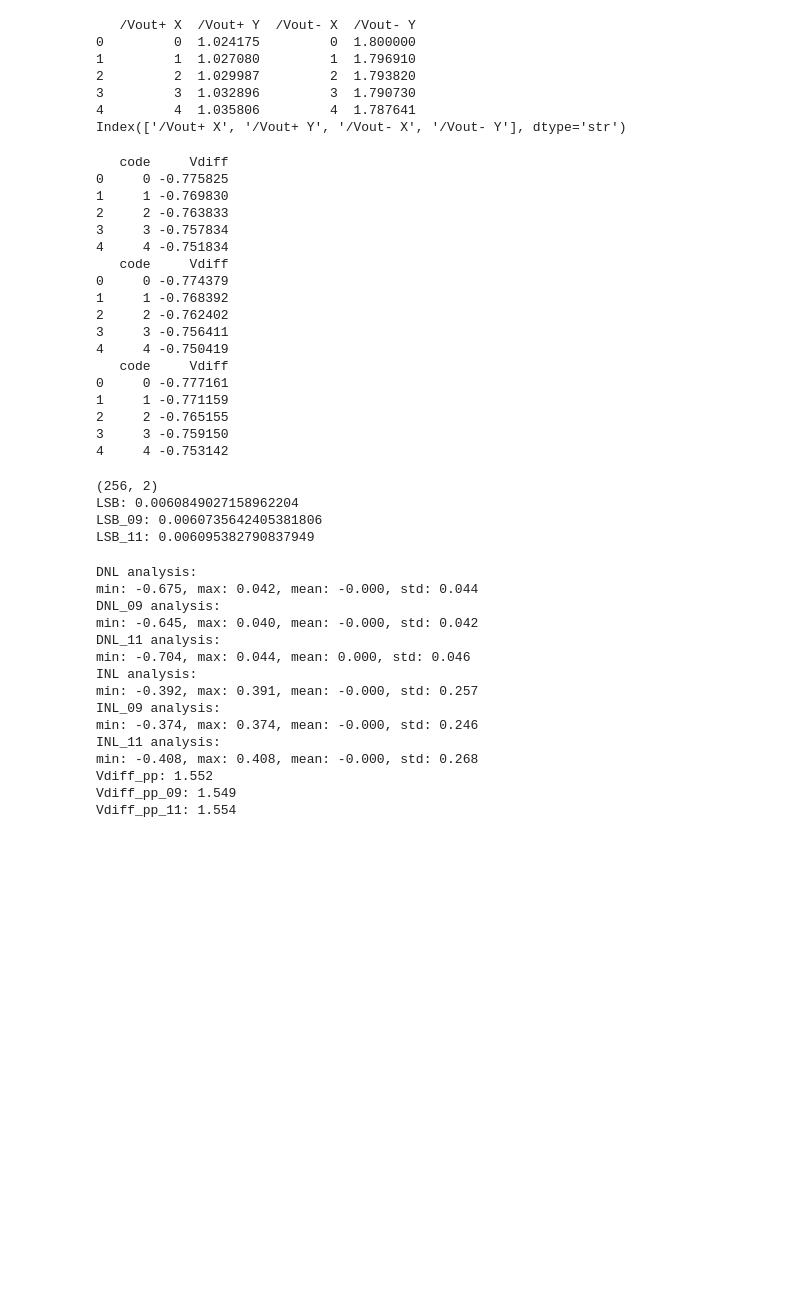
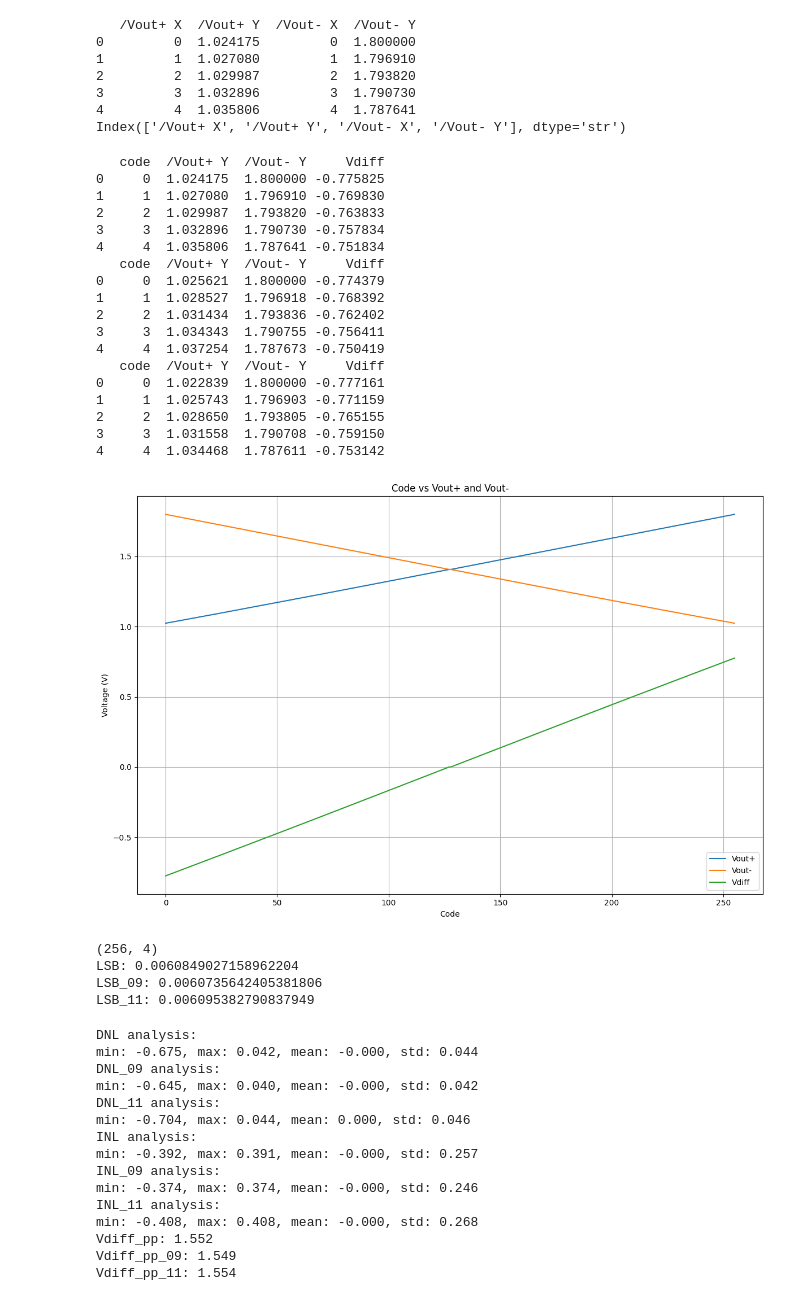
Before and after one commit to Charliemei1112/ee6316_project, a Jupyter notebook: DC_Analysis.ipynb, the cells around one changed output. Saved outputs shown, nothing was run; the diff lists cells and outputs as text; code cells hidden in the pictures; blank space fills up the shorter version.

```diff
--- a/DC_Analysis.ipynb
+++ b/DC_Analysis.ipynb
@@ -36,40 +37,64 @@ df["Vdiff"] = df["/Vout+ Y"] - df["/Vout- Y"]
 df_09["Vdiff"] = df_09["/Vout+ Y"] - df_09["/Vout- Y"]
 df_11["Vdiff"] = df_11["/Vout+ Y"] - df_11["/Vout- Y"]
 
-# drop column "/Vout+ Y"
-df = df.drop(columns=["/Vout+ Y"])
-df_09 = df_09.drop(columns=["/Vout+ Y"])
-df_11 = df_11.drop(columns=["/Vout+ Y"])
+# # drop column "/Vout+ Y"
+# df = df.drop(columns=["/Vout+ Y"])
+# df_09 = df_09.drop(columns=["/Vout+ Y"])
+# df_11 = df_11.drop(columns=["/Vout+ Y"])
 
-# drop column "/Vout- Y"
-df = df.drop(columns=["/Vout- Y"])
-df_09 = df_09.drop(columns=["/Vout- Y"])
-df_11 = df_11.drop(columns=["/Vout- Y"])
+# # drop column "/Vout- Y"
+# df = df.drop(columns=["/Vout- Y"])
+# df_09 = df_09.drop(columns=["/Vout- Y"])
+# df_11 = df_11.drop(columns=["/Vout- Y"])
 
 print(df.head())
 print(df_09.head())
 print(df_11.head())
 # %% [output]
-   code     Vdiff
-0     0 -0.775825
-1     1 -0.769830
-2     2 -0.763833
-3     3 -0.757834
-4     4 -0.751834
-   code     Vdiff
-0     0 -0.774379
-1     1 -0.768392
-2     2 -0.762402
-3     3 -0.756411
-4     4 -0.750419
-   code     Vdiff
-0     0 -0.777161
-1     1 -0.771159
-2     2 -0.765155
-3     3 -0.759150
-4     4 -0.753142
+   code  /Vout+ Y  /Vout- Y     Vdiff
+0     0  1.024175  1.800000 -0.775825
+1     1  1.027080  1.796910 -0.769830
+2     2  1.029987  1.793820 -0.763833
+3     3  1.032896  1.790730 -0.757834
+4     4  1.035806  1.787641 -0.751834
+   code  /Vout+ Y  /Vout- Y     Vdiff
+0     0  1.025621  1.800000 -0.774379
+1     1  1.028527  1.796918 -0.768392
+2     2  1.031434  1.793836 -0.762402
+3     3  1.034343  1.790755 -0.756411
+4     4  1.037254  1.787673 -0.750419
+   code  /Vout+ Y  /Vout- Y     Vdiff
+0     0  1.022839  1.800000 -0.777161
+1     1  1.025743  1.796903 -0.771159
+2     2  1.028650  1.793805 -0.765155
+3     3  1.031558  1.790708 -0.759150
+4     4  1.034468  1.787611 -0.753142
+# %%
+# plot code vs Vout+, Vout-, and Vdiff
+plt.figure(figsize=(12, 8))
+
+# one graph with all three of them only for DNL regular
+plt.plot(df["code"], df["/Vout+ Y"], label='Vout+')
+plt.plot(df["code"], df["/Vout- Y"], label='Vout-')
+plt.plot(df["code"], df["Vdiff"], label='Vdiff')
+plt.xlabel("Code")
+plt.ylabel("Voltage (V)")
+plt.title("Code vs Vout+ and Vout-")
+plt.legend()
+plt.grid(True)
+
+plt.tight_layout()
+plt.savefig("DC_Vdiff.png")
+plt.show()
+# %% [output]
+[figure, added]
 # %%
 print(df.shape)
+
+Vpeak = df["Vdiff"].max() - df["Vdiff"].min()
+Vpeak_09 = df_09["Vdiff"].max() - df_09["Vdiff"].min()
+Vpeak_11 = df_11["Vdiff"].max() - df_11["Vdiff"].min()
+
 LSB = (df["Vdiff"].max() - df["Vdiff"].min()) / 255
 LSB_09 = (df_09["Vdiff"].max() - df_09["Vdiff"].min()) / 255
 LSB_11 = (df_11["Vdiff"].max() - df_11["Vdiff"].min()) / 255
@@ -78,7 +103,7 @@ print(f"LSB: {LSB}")
 print(f"LSB_09: {LSB_09}")
 print(f"LSB_11: {LSB_11}")
 # %% [output]
-(256, 2)
+(256, 4)
 LSB: 0.0060849027158962204
 LSB_09: 0.0060735642405381806
 LSB_11: 0.006095382790837949
```
Also changed, not shown: parts of 3 cells of this notebook, 1 other file.
